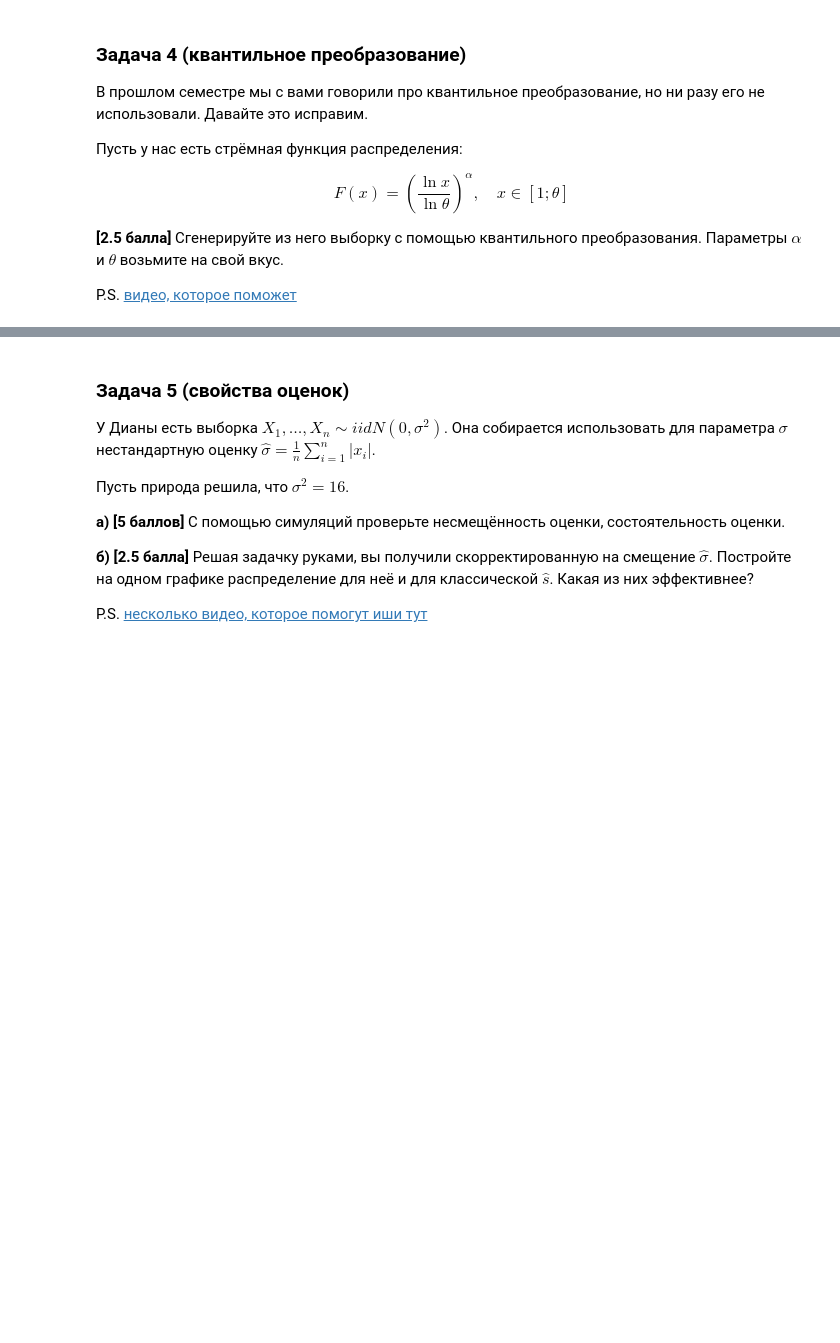
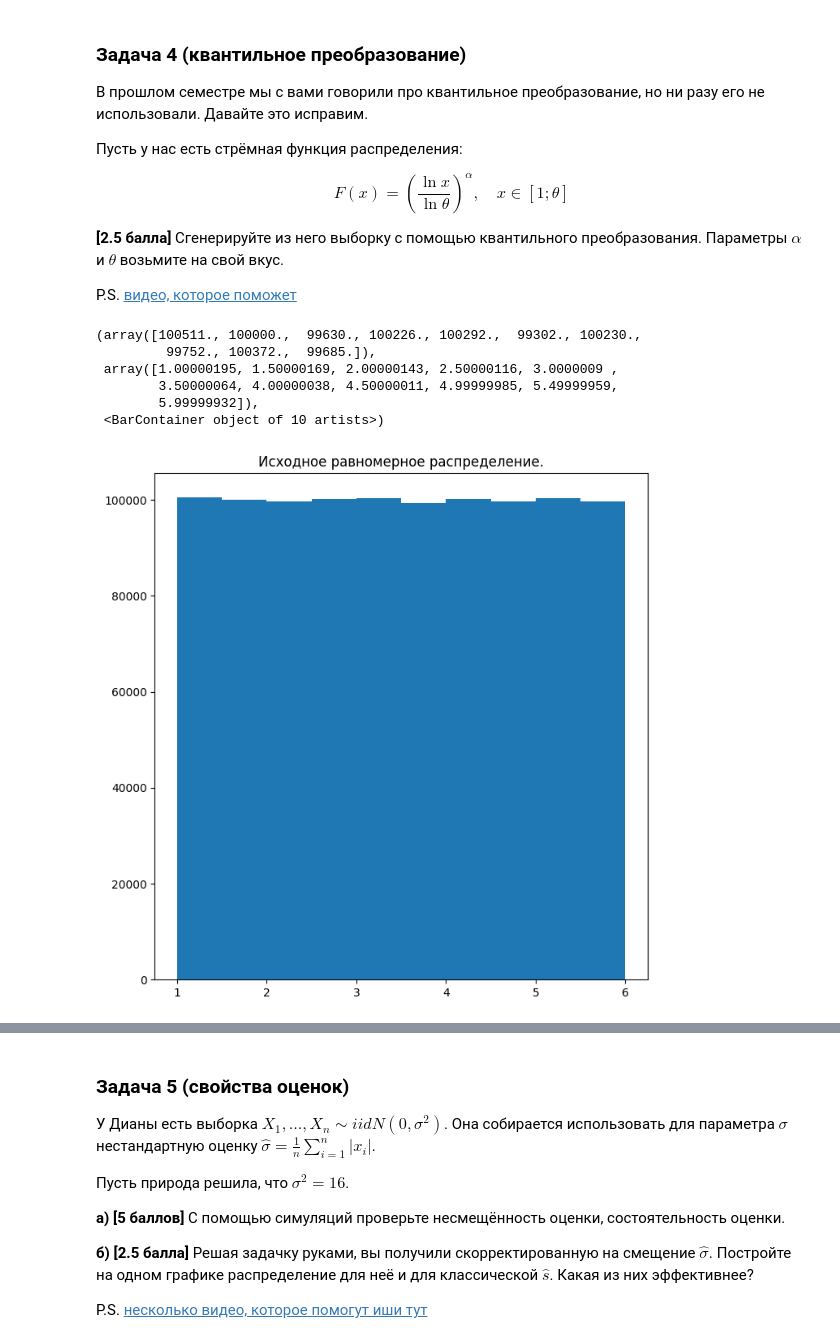
Before and after one commit to olegoid/yet_another_matstat_course, a Jupyter notebook: hw_matstat/hw-01- 007-OLEG-DEMCHENKO.ipynb, the cells around one changed output, grey strips where cells are left out. Drawn from its saved outputs; the diff is of its cells as text; code cells hidden in the pictures; blank space fills up the shorter version.

```diff
--- a/hw_matstat/hw-01- 007-OLEG-DEMCHENKO.ipynb
+++ b/hw_matstat/hw-01- 007-OLEG-DEMCHENKO.ipynb
@@ -575,0 +608,20 @@ P.S. [видео, которое поможет](https://www.youtube.com/watch?v
+# %%
+import scipy.stats as sts
+
+alpha = 10
+theta = 5
+
+uniform_rv = sts.uniform(1, theta)
+n_obs = 10**6
+y = uniform_rv.rvs(n_obs)
+
+plt.title('Исходное равномерное распределение.')
+plt.hist(y)
+# %% [output]
+(array([100511., 100000.,  99630., 100226., 100292.,  99302., 100230.,
+         99752., 100372.,  99685.]),
+ array([1.00000195, 1.50000169, 2.00000143, 2.50000116, 3.0000009 ,
+        3.50000064, 4.00000038, 4.50000011, 4.99999985, 5.49999959,
+        5.99999932]),
+ <BarContainer object of 10 artists>)
+[figure, added]
```
Also changed, not shown: parts of 19 cells of this notebook.
